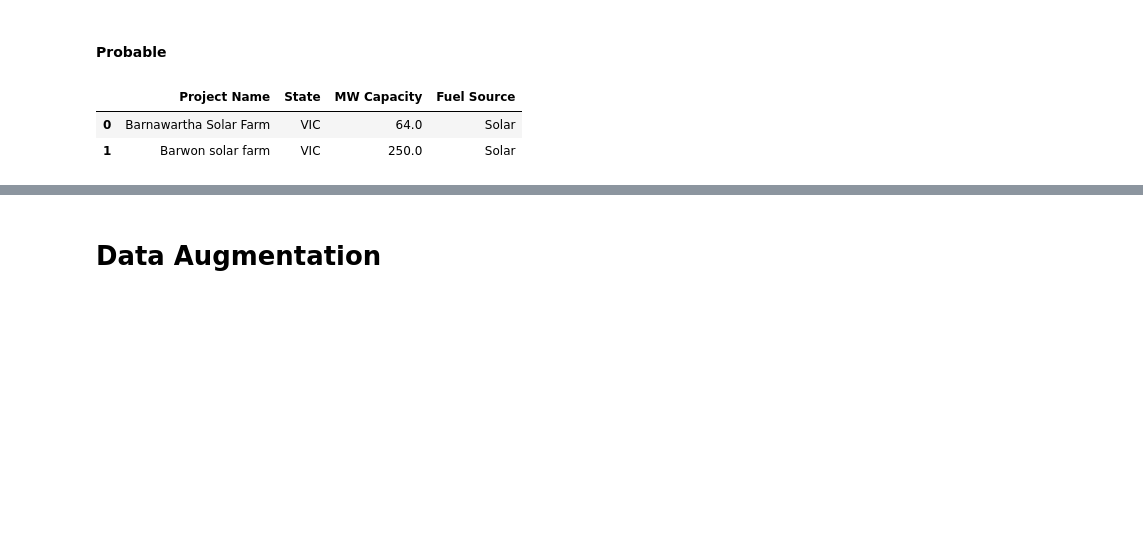
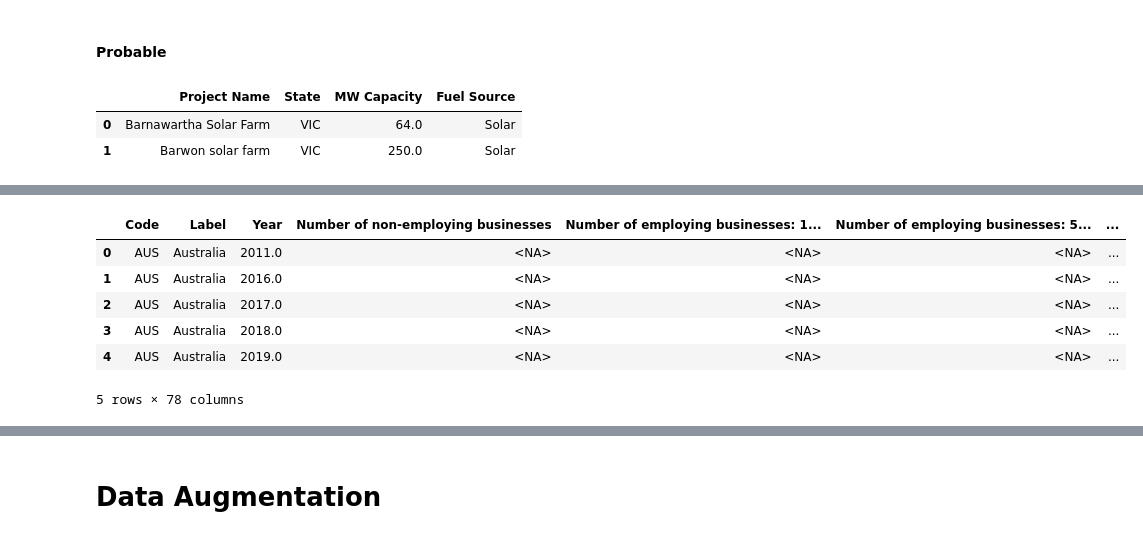
Before and after one commit to jinyjib98/comp5339, a Jupyter notebook: comp5339_a1.ipynb, the cells around one changed output, grey strips where cells are left out. Drawn from its saved outputs; the diff is of its cells as text; code cells hidden in the pictures; blank space fills up the shorter version.

```diff
--- a/comp5339_a1.ipynb
+++ b/comp5339_a1.ipynb
@@ -709,0 +707,3 @@ probable_clean.head()
+# %%
+census1 = pd.read_excel(base_dir / 'abs_data' / '14100DO0003_2011-24.xlsx', sheet_name = 'Table 1', header = 6)
+census2 = pd.read_excel(base_dir / 'abs_data' / '14100DO0003_2011-24.xlsx', sheet_name = 'Table 2', header = 6)
@@ -709,0 +789,11 @@ probable_clean.head()
+# %%
+census1_clean = clean_census(census1)
+census1_clean.head()
+# %% [output]
+|  | Code | Label | Year | Number of non-employing businesses | Number of employing businesses: 1... | Number of employing businesses: 5... | ... |
+| 0 | AUS | Australia | 2011.0 | <NA> | <NA> | <NA> | ... |
+| 1 | AUS | Australia | 2016.0 | <NA> | <NA> | <NA> | ... |
+| 2 | AUS | Australia | 2017.0 | <NA> | <NA> | <NA> | ... |
+| 3 | AUS | Australia | 2018.0 | <NA> | <NA> | <NA> | ... |
+| 4 | AUS | Australia | 2019.0 | <NA> | <NA> | <NA> | ... |
+5 rows × 78 columns
```
Also changed, not shown: parts of 26 cells of this notebook.
